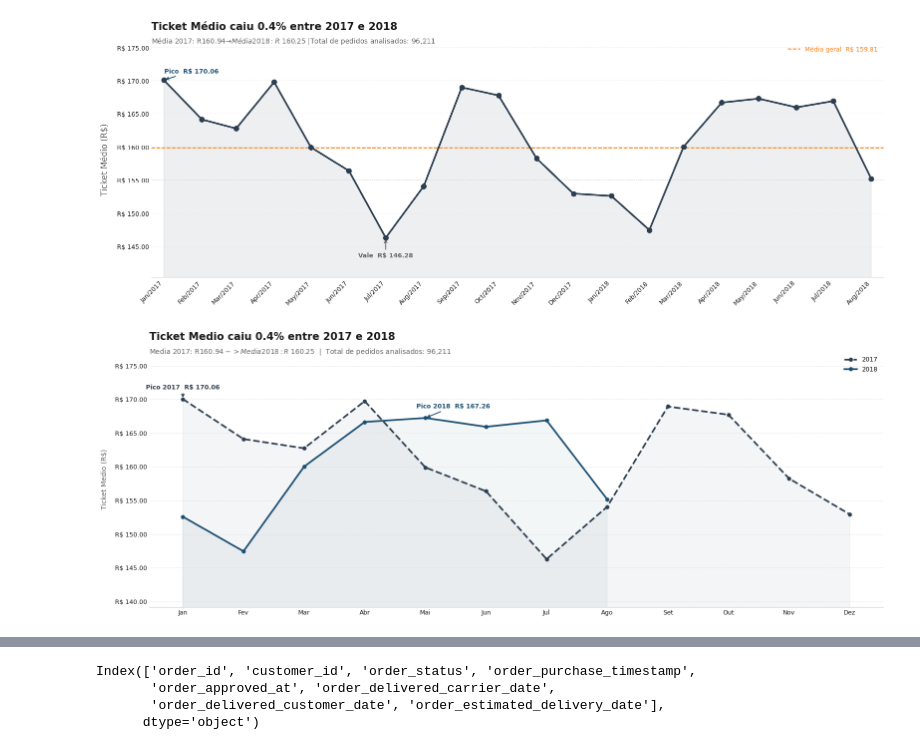
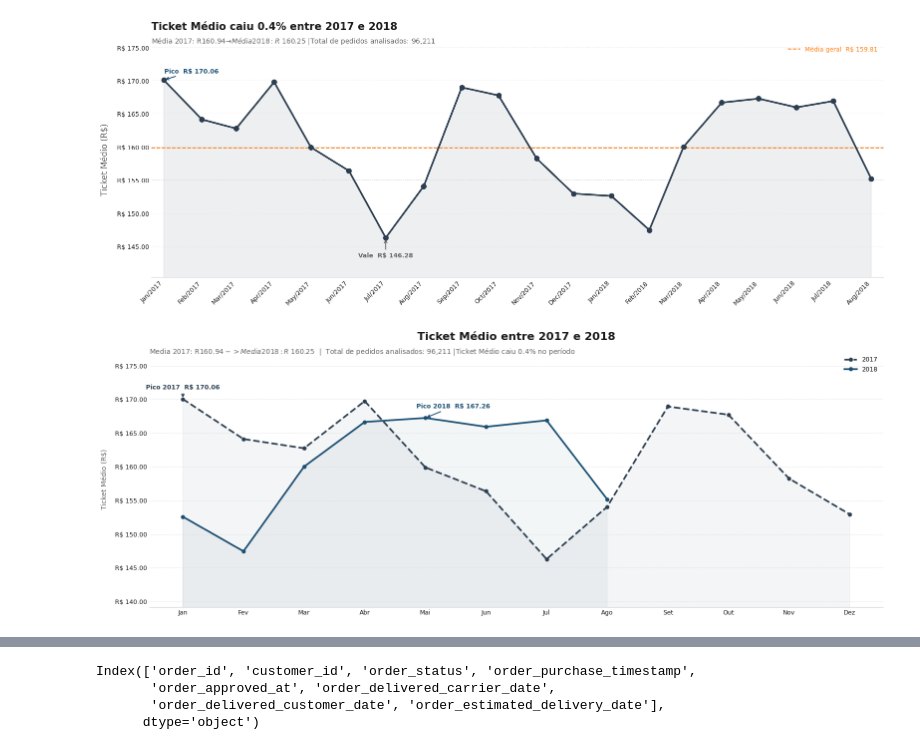
Before and after one commit to evellynjardini/Data-Analytics---Grupo-24, a Jupyter notebook: 1 - Projeto-Olist-KPIs/notebooks/Receita.ipynb, the cells around one changed output, grey strips where cells are left out. Saved outputs shown, nothing was run; the diff lists cells and outputs as text; code cells hidden in the pictures.

```diff
--- a/1 - Projeto-Olist-KPIs/notebooks/Receita.ipynb
+++ b/1 - Projeto-Olist-KPIs/notebooks/Receita.ipynb
@@ -450,38 +450,39 @@ ax.tick_params(axis='y', labelsize=9, colors=CINZA_TEXTO, length=0)
 ax.tick_params(axis='x', length=0)
 
 # Limites Y com respiro
 margem = (df_plot['ticket_medio'].max() - df_plot['ticket_medio'].min()) * 0.30
 ax.set_ylim(
     df_plot['ticket_medio'].min() - margem,
     df_plot['ticket_medio'].max() + margem,
 )
 
 # ── Grid e bordas ─────────────────────────────────────────────────────────────
 ax.yaxis.grid(True, linestyle='--', linewidth=0.6, color='#e0e0e0', zorder=1)
 ax.xaxis.grid(False)
 ax.spines[['top', 'right', 'left']].set_visible(False)
 ax.spines['bottom'].set_color('#cccccc')
-ax.set_ylabel('Ticket Medio (R$)', fontsize=10, color=CINZA_SUB, labelpad=10)
+ax.set_ylabel('Ticket Médio (R$)', fontsize=10, color=CINZA_SUB, labelpad=10)
 
 # ── Títulos ───────────────────────────────────────────────────────────────────
 ax.set_title(
-    f'Ticket Medio {direcao} {abs(variacao_pct):.1f}% entre 2017 e 2018',
-    fontsize=15, fontweight='bold', color=CINZA_TEXTO, pad=16, loc='left',
+    f'Ticket Médio entre 2017 e 2018',
+    fontsize=16, fontweight='bold', color=CINZA_TEXTO, pad=16, loc='center',
 )
 ax.text(
     0, 0.98,
     f'Media 2017: R$ {ticket_2017:,.2f}  ->  Media 2018: R$ {ticket_2018:,.2f}  |  '
-    f'Total de pedidos analisados: {total_pedidos:,.0f}',
+    f'Total de pedidos analisados: {total_pedidos:,.0f} |'
+    f'Ticket Médio {direcao} {abs(variacao_pct):.1f}% no período',
     transform=ax.transAxes, fontsize=10, color=CINZA_SUB, va='bottom',
 )
 
 ax.legend(fontsize=9, frameon=False, loc='upper right')
 
 plt.tight_layout()
 plt.savefig('ticket_medio_olist.png', dpi=150, bbox_inches='tight')
 plt.show()
 # %% [output]
-[figure, old version]
+[figure, new version]
 # %%
 from google.colab import files
 
```
Also changed, not shown: parts of 1 cell of this notebook.
